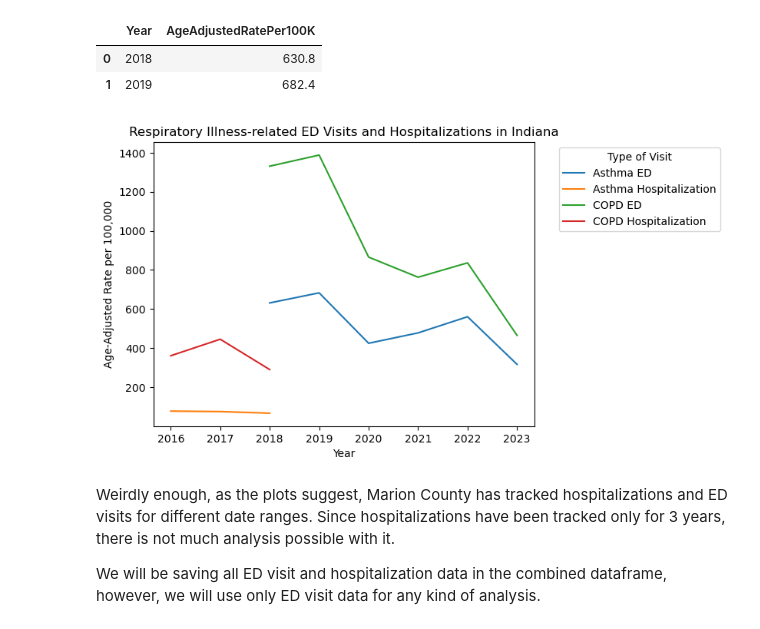
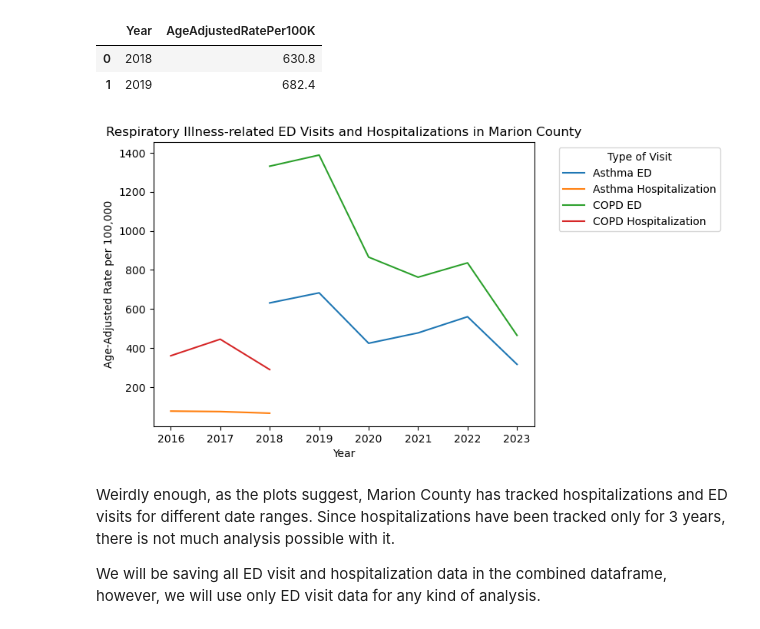
Before and after one commit to himanshunaidu/data512_project, a Jupyter notebook: healthcare_data_acquisition.ipynb, the cells around one changed output. Cells and saved outputs as stored; diff of their text form; code cells hidden in the pictures.

```diff
--- a/healthcare_data_acquisition.ipynb
+++ b/healthcare_data_acquisition.ipynb
@@ -236,15 +276,15 @@ asthma_county_ed_df.head(2)
 # %%
 plt.plot(asthma_county_ed_df['Year'], asthma_county_ed_df['AgeAdjustedRatePer100K'], label='Asthma ED')
 plt.plot(asthma_county_hosp_df['YearAdmitted'], asthma_county_hosp_df['AgeAdjustedRatePer100K'], label='Asthma Hospitalization')
 plt.plot(copd_county_ed_df['Year'], copd_county_ed_df['AgeAdjustedRatePer100K'], label='COPD ED')
 plt.plot(copd_county_hosp_df['YearAdmitted'], copd_county_hosp_df['AgeAdjustedRatePer100K'], label='COPD Hospitalization')
 plt.xlabel('Year')
 plt.ylabel('Age-Adjusted Rate per 100,000')
-plt.title('Respiratory Illness-related ED Visits and Hospitalizations in Indiana')
+plt.title('Respiratory Illness-related ED Visits and Hospitalizations in Marion County')
 plt.legend(title='Type of Visit', bbox_to_anchor=(1.05, 1), loc='upper left')
 plt.show()
 # %% [output]
-[figure, old version]
+[figure, new version]
 # %% [markdown]
 Weirdly enough, as the plots suggest, Marion County has tracked hospitalizations and ED visits for different date ranges.
 Since hospitalizations have been tracked only for 3 years, there is not much analysis possible with it.
```
Also changed, not shown: parts of 9 cells of this notebook, 2 other files.
